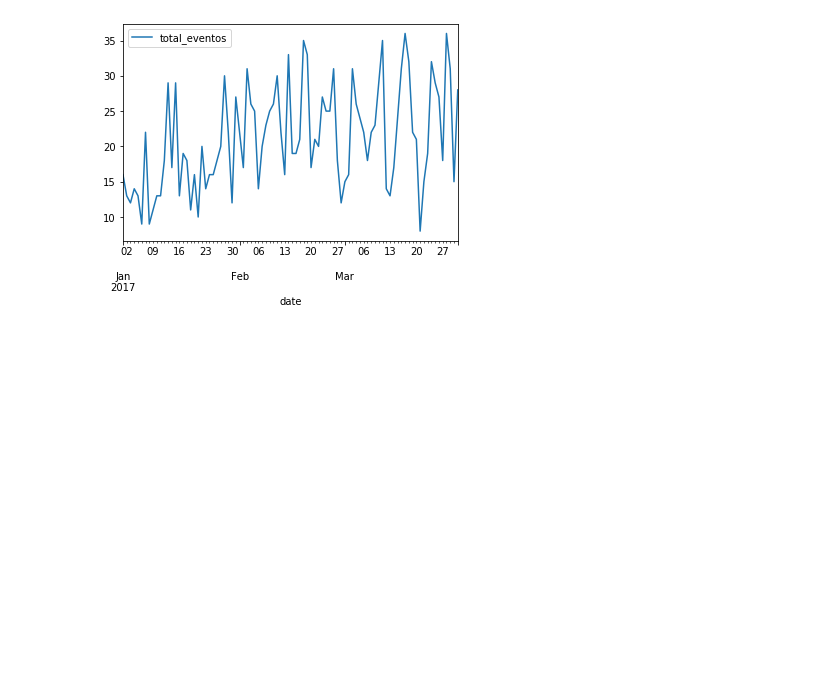
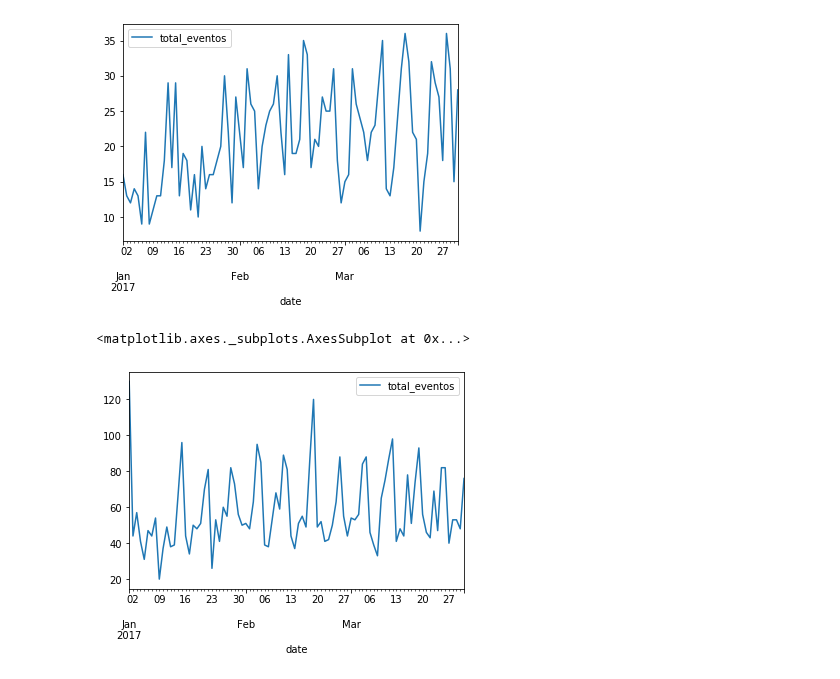
Before and after one commit to jrudascas/security_project, a Jupyter notebook: periodicity_experiments/experiment_04_predictability_localidad.ipynb, the cells around one changed output. Cells and saved outputs as stored; diff of their text form; code cells hidden in the pictures; blank space fills up the shorter version.

```diff
--- a/periodicity_experiments/experiment_04_predictability_localidad.ipynb
+++ b/periodicity_experiments/experiment_04_predictability_localidad.ipynb
@@ -286,3 +311,9 @@ teusaquillo.head(90).plot()
 # %% [output]
 <matplotlib.axes._subplots.AxesSubplot at 0x...>
 [figure]
+# %%
+usaquen=df_by_date[df_by_date['LOCALIDAD']=='USAQUEN']
+usaquen.head(90).plot()
+# %% [output]
+<matplotlib.axes._subplots.AxesSubplot at 0x...>
+[figure, added]
```
Also changed, not shown: parts of 6 cells of this notebook.
